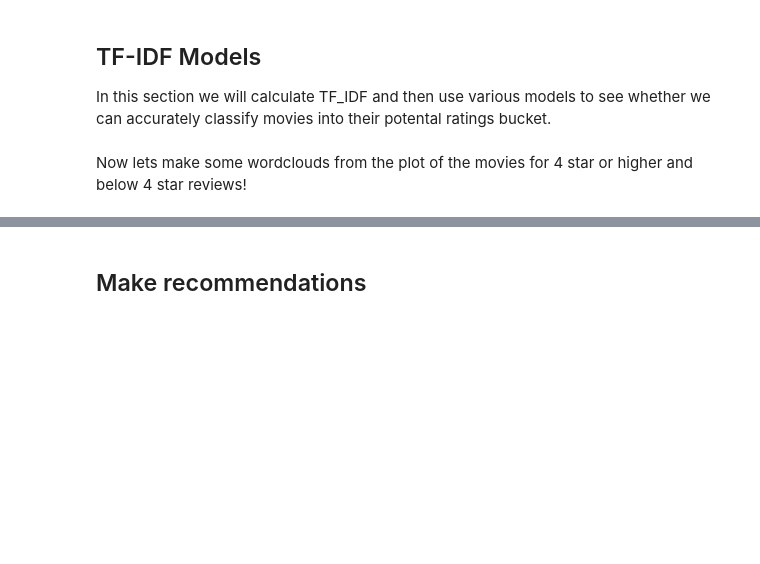
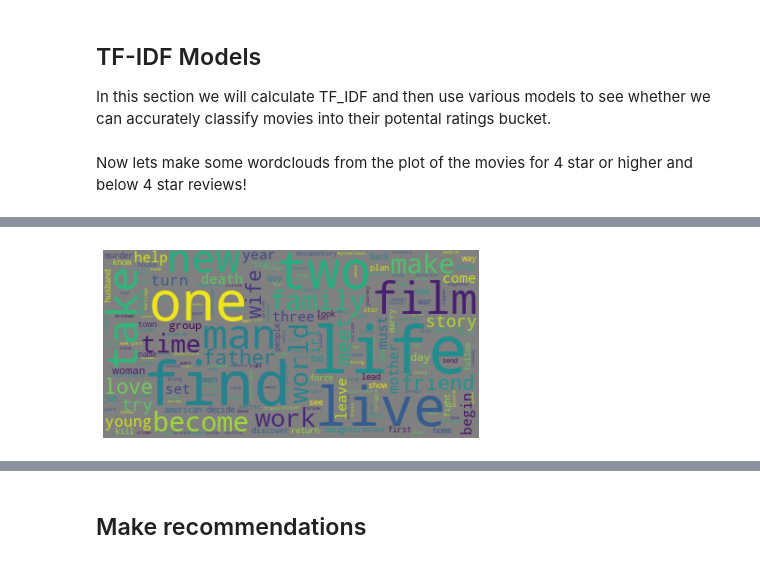
Before and after one commit to CaryMosley/Mod4ProjectRecommendation, a Jupyter notebook: RecSystem.ipynb, the cells around one changed output, grey strips where cells are left out. Cells and saved outputs as stored; diff of their text form; code cells hidden in the pictures; blank space fills up the shorter version.

```diff
--- a/RecSystem.ipynb
+++ b/RecSystem.ipynb
@@ -1032,0 +1054,5 @@ generate_wordcloud(positive)
+# %%
+#Top rated wordcloud
+generate_wordcloud(top)
+# %% [output]
+[figure, added]
```
Also changed, not shown: parts of 28 cells of this notebook.
